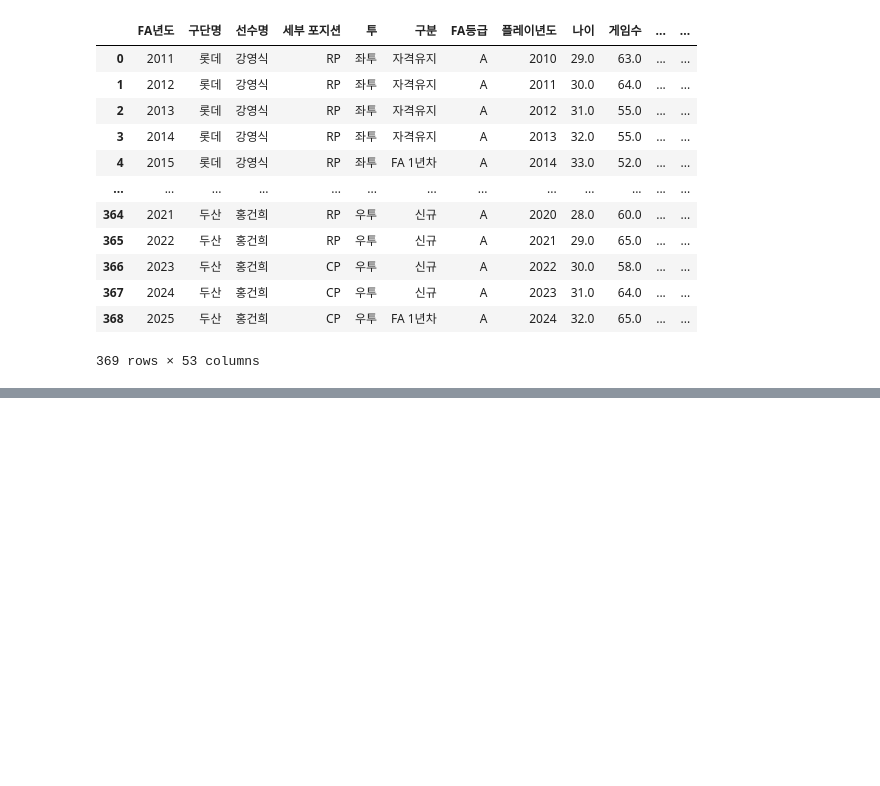
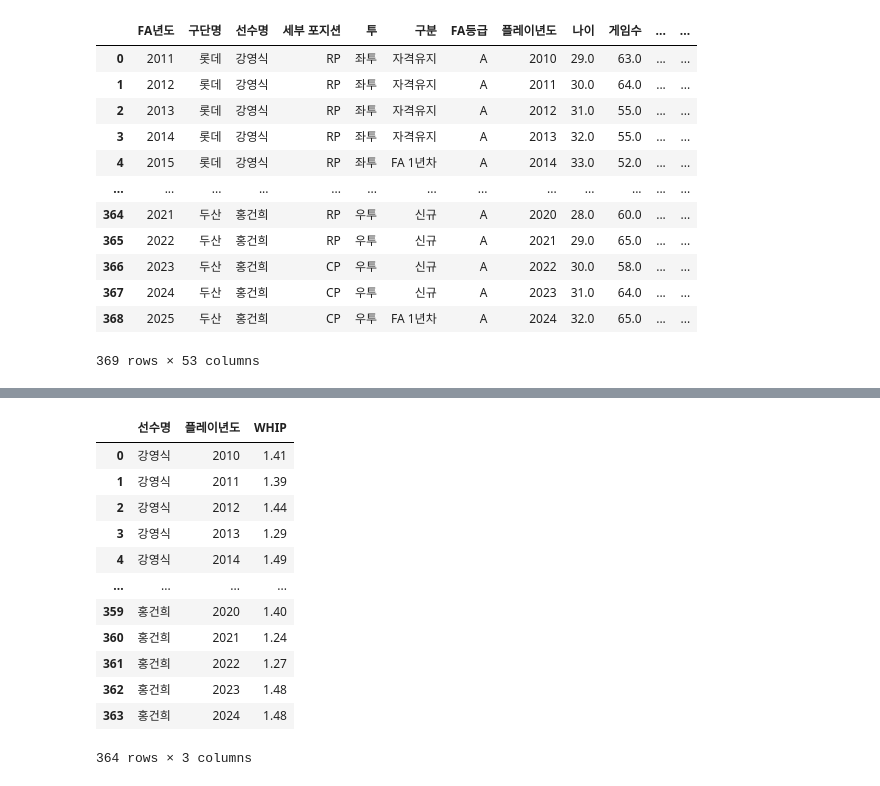
Before and after one commit to choiwj0215/datathon-team-11, a Jupyter notebook: 박상현/jupyter/FA_투수_선수_누락.ipynb, the cells around one changed output, grey strips where cells are left out. Cells and saved outputs as stored; diff of their text form; code cells hidden in the pictures; blank space fills up the shorter version.

Commit message:
2025_투수데이터 및 WHIP 추가

```diff
--- a/박상현/jupyter/FA_투수_선수_누락.ipynb
+++ b/박상현/jupyter/FA_투수_선수_누락.ipynb
@@ -345,0 +361,17 @@ df2
+# %%
+df200 = pd.read_excel(f'{root_path}/WHIP_추가.xlsx')
+df200
+# %% [output]
+|  | 선수명 | 플레이년도 | WHIP |
+| 0 | 강영식 | 2010 | 1.41 |
+| 1 | 강영식 | 2011 | 1.39 |
+| 2 | 강영식 | 2012 | 1.44 |
+| 3 | 강영식 | 2013 | 1.29 |
+| 4 | 강영식 | 2014 | 1.49 |
+| ... | ... | ... | ... |
+| 359 | 홍건희 | 2020 | 1.40 |
+| 360 | 홍건희 | 2021 | 1.24 |
+| 361 | 홍건희 | 2022 | 1.27 |
+| 362 | 홍건희 | 2023 | 1.48 |
+| 363 | 홍건희 | 2024 | 1.48 |
+364 rows × 3 columns
```
Also changed, not shown: parts of 4 cells of this notebook, 2 other files.
